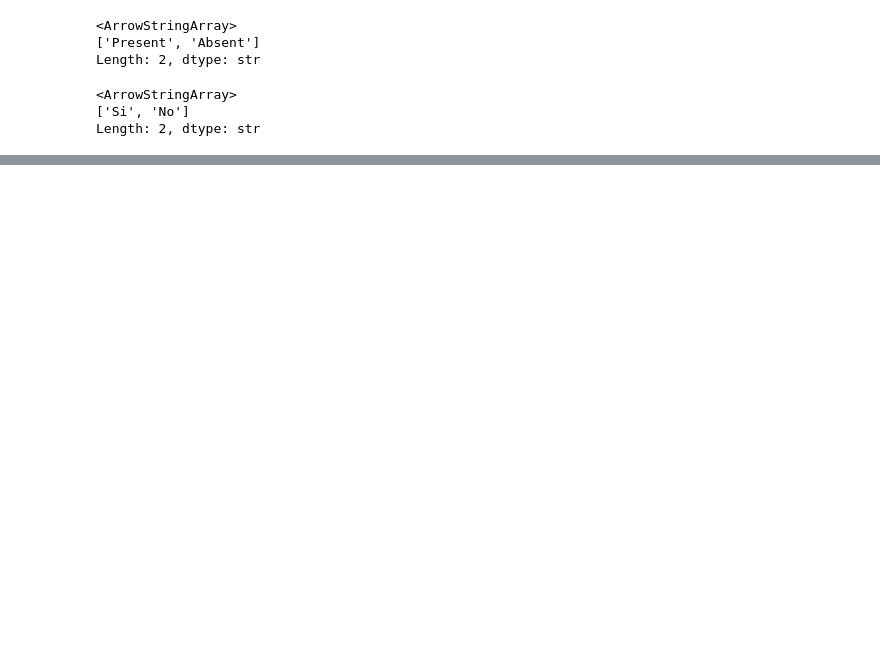
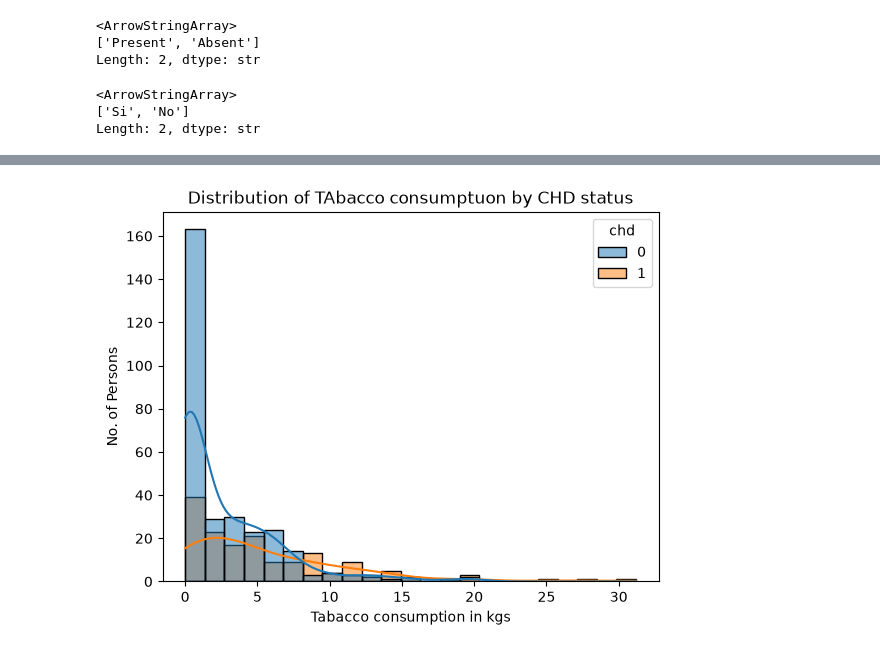
Before and after one commit to atultiwari01/ML_Learning, a Jupyter notebook: Assignment_SAheart.ipynb, the cells around one changed output, grey strips where cells are left out. Saved outputs shown, nothing was run; the diff lists cells and outputs as text; code cells hidden in the pictures; blank space fills up the shorter version.

```diff
--- a/Assignment_SAheart.ipynb
+++ b/Assignment_SAheart.ipynb
@@ -70,0 +175,13 @@ Length: 2, dtype: str
+# %%
+sn.histplot(data = SAheart_df,
+            x='tobacco',
+            hue='chd',
+            kde = True,
+            # bins=20
+            )
+plt.xlabel('Tabacco consumption in kgs')
+plt.ylabel('No. of Persons')
+plt.title('Distribution of TAbacco consumptuon by CHD status')
+plt.show()
+# %% [output]
+[figure, added]
```
Also changed, not shown: parts of 18 cells of this notebook.
